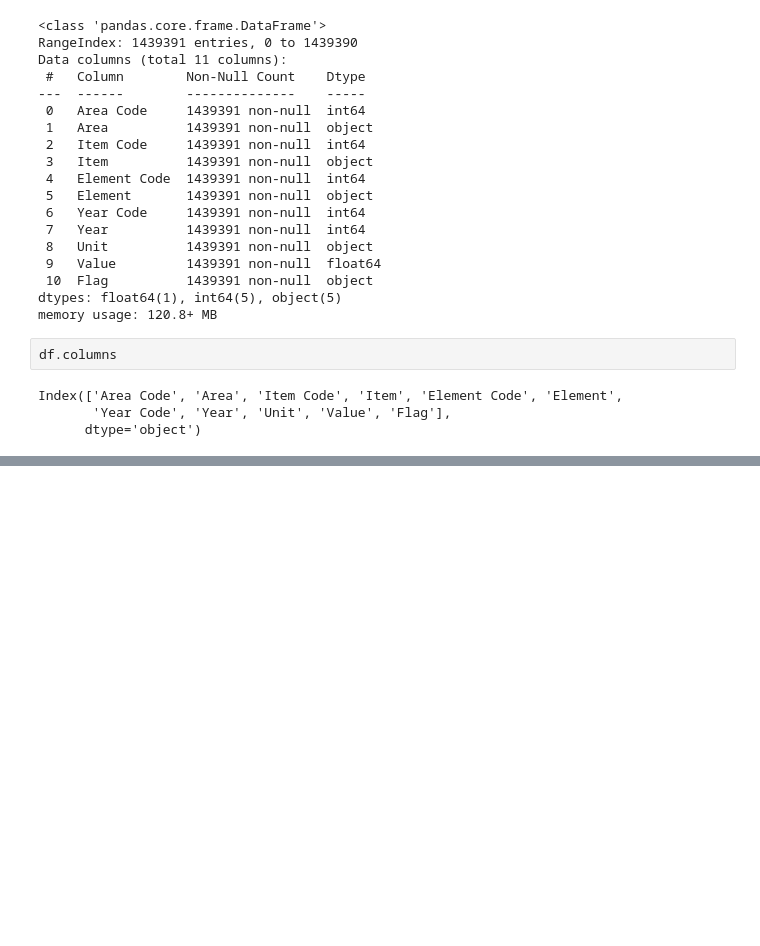
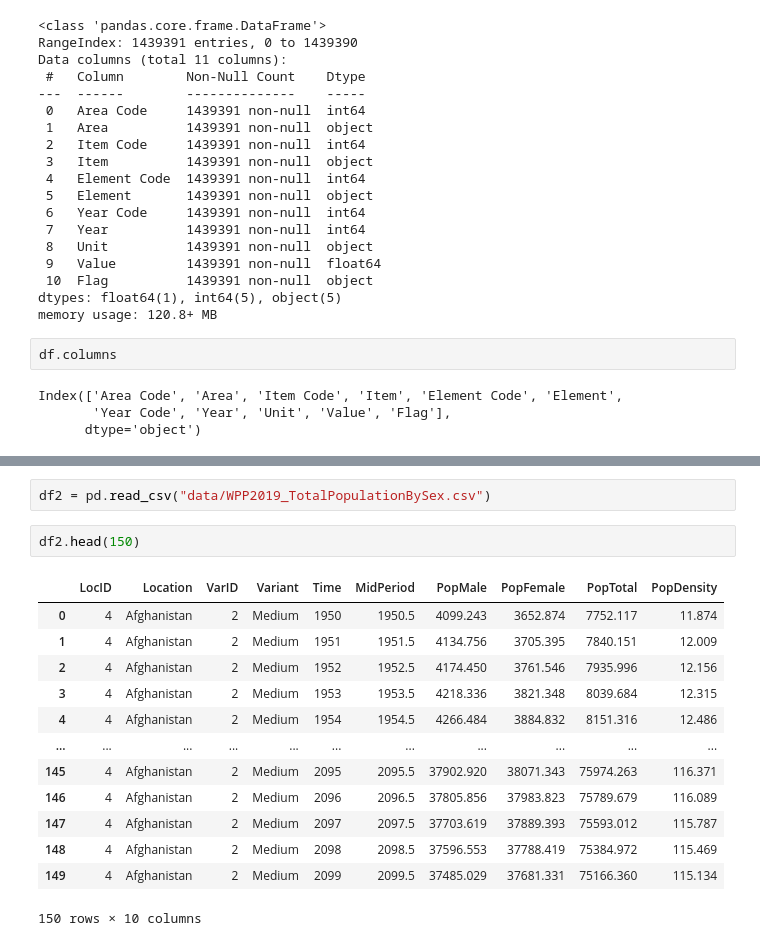
Before and after one commit to Gerogrit/agriculture_and_environment, a Jupyter notebook: GeroWorkbookAgri.ipynb, the cells around one changed output, grey strips where cells are left out. Saved outputs shown, nothing was run; the diff lists cells and outputs as text; blank space fills up the shorter version.

```diff
--- a/GeroWorkbookAgri.ipynb
+++ b/GeroWorkbookAgri.ipynb
@@ -39,0 +102,18 @@ Index(['Area Code', 'Area', 'Item Code', 'Item', 'Element Code', 'Element',
+# %%
+df2 = pd.read_csv("data/WPP2019_TotalPopulationBySex.csv")
+# %%
+df2.head(150)
+# %% [output]
+|  | LocID | Location | VarID | Variant | Time | MidPeriod | PopMale | PopFemale | PopTotal | PopDensity |
+| 0 | 4 | Afghanistan | 2 | Medium | 1950 | 1950.5 | 4099.243 | 3652.874 | 7752.117 | 11.874 |
+| 1 | 4 | Afghanistan | 2 | Medium | 1951 | 1951.5 | 4134.756 | 3705.395 | 7840.151 | 12.009 |
+| 2 | 4 | Afghanistan | 2 | Medium | 1952 | 1952.5 | 4174.450 | 3761.546 | 7935.996 | 12.156 |
+| 3 | 4 | Afghanistan | 2 | Medium | 1953 | 1953.5 | 4218.336 | 3821.348 | 8039.684 | 12.315 |
+| 4 | 4 | Afghanistan | 2 | Medium | 1954 | 1954.5 | 4266.484 | 3884.832 | 8151.316 | 12.486 |
+| ... | ... | ... | ... | ... | ... | ... | ... | ... | ... | ... |
+| 145 | 4 | Afghanistan | 2 | Medium | 2095 | 2095.5 | 37902.920 | 38071.343 | 75974.263 | 116.371 |
+| 146 | 4 | Afghanistan | 2 | Medium | 2096 | 2096.5 | 37805.856 | 37983.823 | 75789.679 | 116.089 |
+| 147 | 4 | Afghanistan | 2 | Medium | 2097 | 2097.5 | 37703.619 | 37889.393 | 75593.012 | 115.787 |
+| 148 | 4 | Afghanistan | 2 | Medium | 2098 | 2098.5 | 37596.553 | 37788.419 | 75384.972 | 115.469 |
+| 149 | 4 | Afghanistan | 2 | Medium | 2099 | 2099.5 | 37485.029 | 37681.331 | 75166.360 | 115.134 |
+150 rows × 10 columns
```
Also changed, not shown: parts of 17 cells of this notebook, 1 other file.
